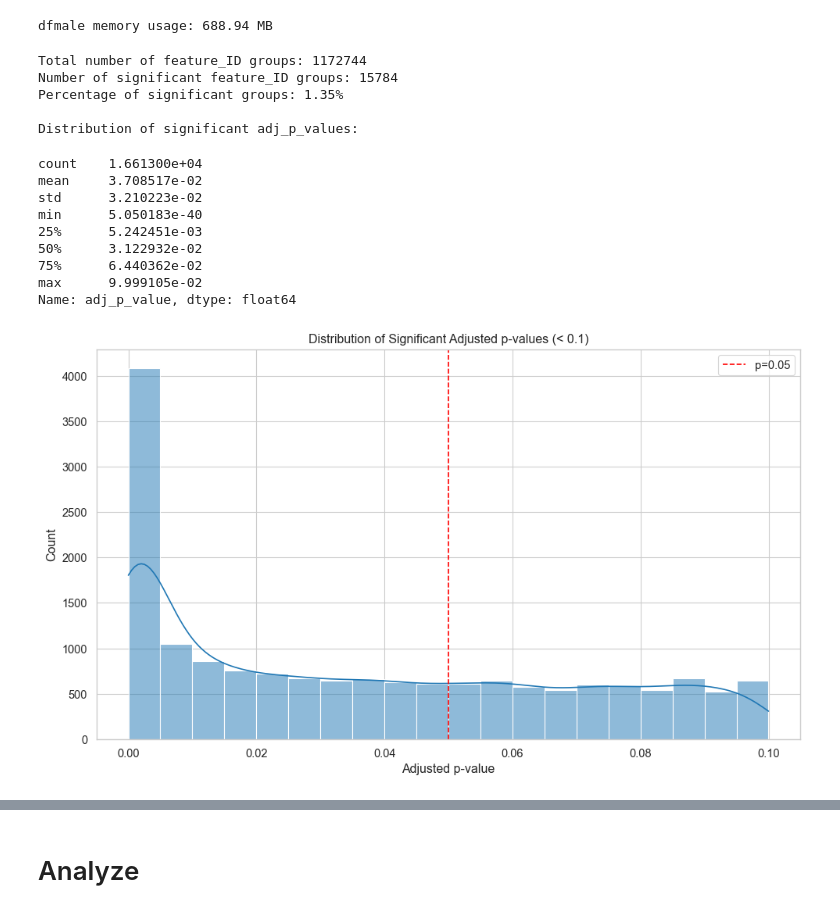
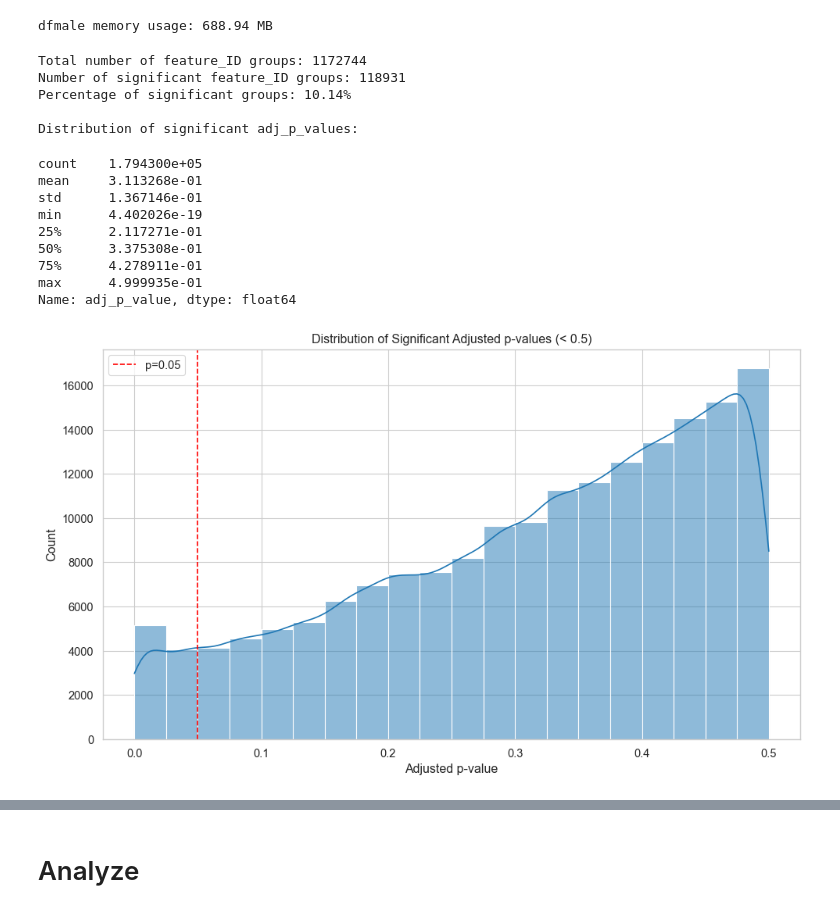
Before and after one commit to cmcginity/motrpac-analytics, a Jupyter notebook: analyses/py/rat/scripts/atac_6m/atac_6m_liver.ipynb, the cells around one changed output, grey strips where cells are left out. Drawn from its saved outputs; the diff is of its cells as text; code cells hidden in the pictures.

```diff
--- a/analyses/py/rat/scripts/atac_6m/atac_6m_liver.ipynb
+++ b/analyses/py/rat/scripts/atac_6m/atac_6m_liver.ipynb
@@ -161,12 +161,12 @@ def standardize_data_types(df):
 
     return df
 
-# dfmale = standardize_data_types(dfmale)
-# dfmale.info()
+dfmale = standardize_data_types(dfmale)
+dfmale.info()
 
 # female
-dffemale = standardize_data_types(dffemale)
-dffemale.info()
+# dffemale = standardize_data_types(dffemale)
+# dffemale.info()
 # %% [output]
 <class 'pandas.core.frame.DataFrame'>
 RangeIndex: 8209208 entries, 0 to 8209207
@@ -214,56 +214,57 @@ dfmale memory usage: 688.94 MB
 total_groups = dfmale['feature_ID'].nunique()
 print(f"Total number of feature_ID groups: {total_groups}")
 
+sig_thresh = 0.5
 # Add significance indicator to each row
 dfmale['is_significant'] = (dfmale
     .groupby('feature_ID')['adj_p_value']
-    .transform(lambda x: np.min(x) < 0.1)
+    .transform(lambda x: np.min(x) < sig_thresh)
     .astype(int)
 )
 
 # Filter to keep only significant groups
 dfmale_sig = dfmale[dfmale['is_significant'] == 1]
 
 # Count significant groups and calculate percentage
 sig_groups = dfmale_sig['feature_ID'].nunique()
 sig_percentage = (sig_groups / total_groups) * 100
 
 print(f"Number of significant feature_ID groups: {sig_groups}")
 print(f"Percentage of significant groups: {sig_percentage:.2f}%")
 
 # Analyze distribution of significant adj_p_values
 print("\nDistribution of significant adj_p_values:")
 sig_pvals = (dfmale_sig
-    .loc[dfmale_sig['adj_p_value'] < 0.1, 'adj_p_value']
+    .loc[dfmale_sig['adj_p_value'] < sig_thresh, 'adj_p_value']
 )
 display(sig_pvals.describe())
 
 # Plot histogram of significant adj_p_values
 plt.figure(figsize=(10, 6))
 sns.histplot(sig_pvals, bins=20, kde=True)
-plt.title('Distribution of Significant Adjusted p-values (< 0.1)')
+plt.title(f'Distribution of Significant Adjusted p-values (< {sig_thresh})')
 plt.xlabel('Adjusted p-value')
 plt.ylabel('Count')
 plt.axvline(x=0.05, color='red', linestyle='--', label='p=0.05')
 plt.legend()
 plt.tight_layout()
 plt.show()
 # %% [output]
 Total number of feature_ID groups: 1172744
-Number of significant feature_ID groups: 15784
-Percentage of significant groups: 1.35%
+Number of significant feature_ID groups: 118931
+Percentage of significant groups: 10.14%
 
 Distribution of significant adj_p_values:
-count    1.661300e+04
-mean     3.708517e-02
-std      3.210223e-02
-min      5.050183e-40
-25%      5.242451e-03
-50%      3.122932e-02
-75%      6.440362e-02
-max      9.999105e-02
+count    1.794300e+05
+mean     3.113268e-01
+std      1.367146e-01
+min      4.402026e-19
+25%      2.117271e-01
+50%      3.375308e-01
+75%      4.278911e-01
+max      4.999935e-01
 Name: adj_p_value, dtype: float64
-[figure, old version]
+[figure, new version]
 # %%
 # Count total number of feature_ID groups
 total_groups = dfmale['feature_ID'].nunique()
```
Also changed, not shown: parts of 5 cells of this notebook.
